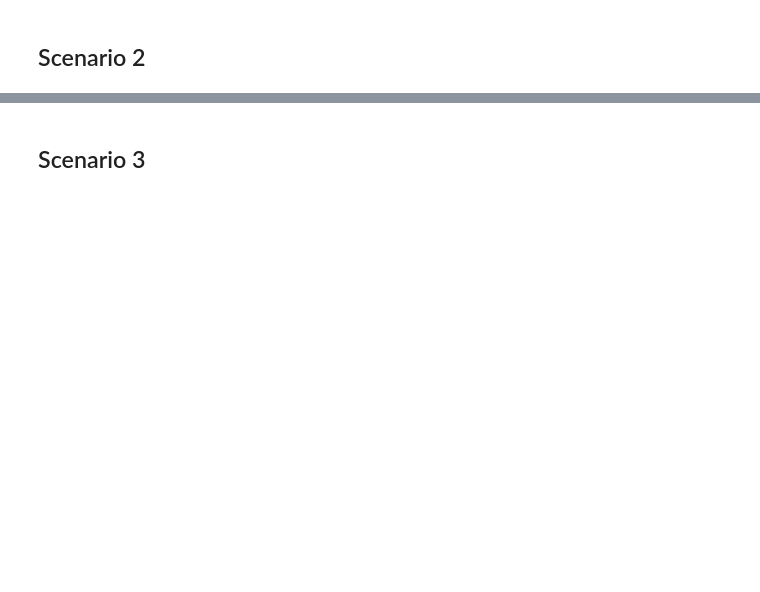
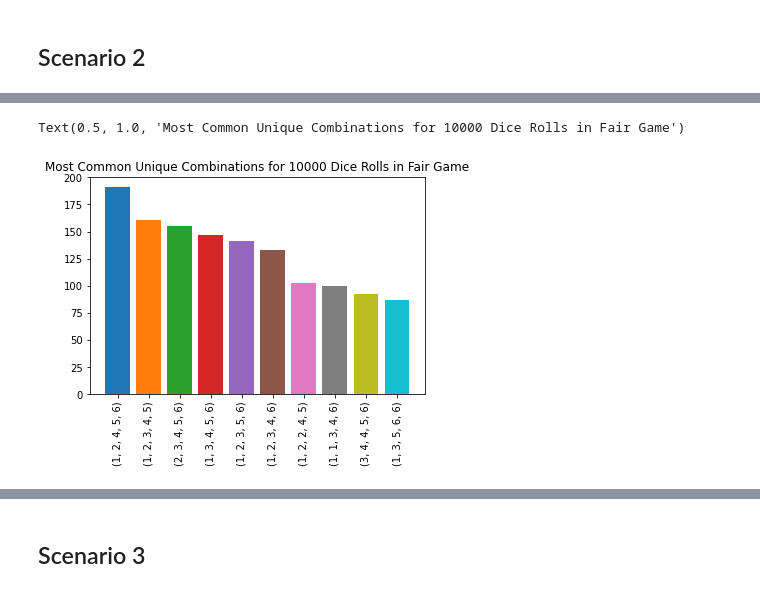
Before and after one commit to mattm3456/monte_carlo_simulator, a Jupyter notebook: montecarlo_demo.ipynb, the cells around one changed output, grey strips where cells are left out. Drawn from its saved outputs; the diff is of its cells as text; code cells hidden in the pictures; blank space fills up the shorter version.

```diff
--- a/montecarlo_demo.ipynb
+++ b/montecarlo_demo.ipynb
@@ -107,3 +104,12 @@ Top10Fair
+# %%
+x_axis = np.array(top_10_fair)
+y_axis = top_10_fair_occurences
+for i in zip(range(len(top_10_fair))):
+    plt.bar(i, top_10_fair_occurences[i[0]]);
+plt.xticks(range(10), top_10_fair, rotation = 'vertical'); plt.title('Most Common Unique Combinations for 10000 Dice Rolls in Fair Game')
+# %% [output]
+Text(0.5, 1.0, 'Most Common Unique Combinations for 10000 Dice Rolls in Fair Game')
+[figure, added]
 # %%
 UnfairDieSet = ([UnfairDie1, UnfairDie1, UnfairDie2, FairDie, FairDie])
 UnfairDiceGame = Game(UnfairDieSet)
```
Also changed, not shown: parts of 11 cells of this notebook.
